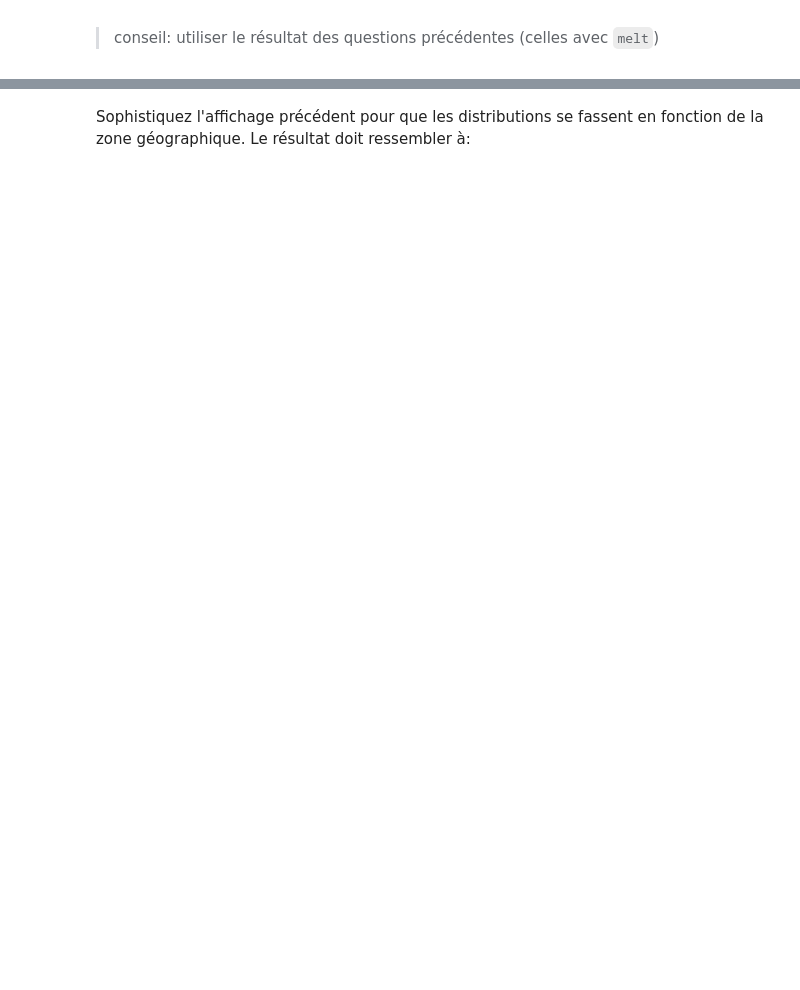
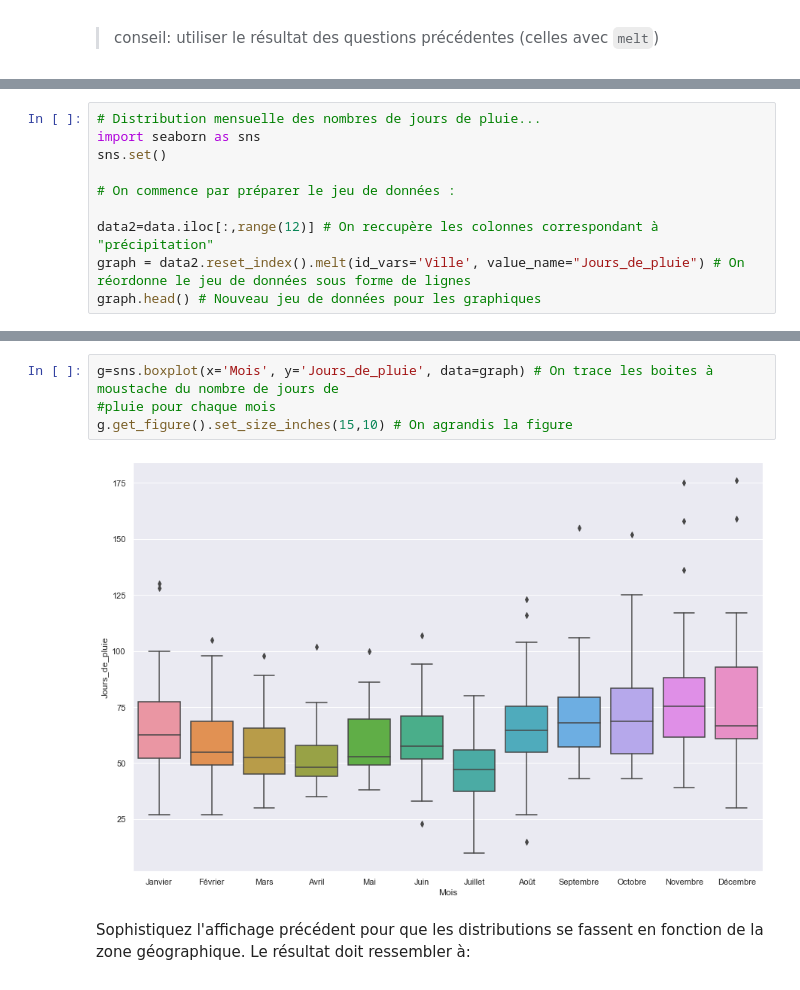
Before and after one commit to campusplage/compte-rendus-brun-franc, a Jupyter notebook: TP1_pandas.ipynb, the cells around one changed output, grey strips where cells are left out. Drawn from its saved outputs; the diff is of its cells as text; blank space fills up the shorter version.

```diff
--- a/TP1_pandas.ipynb
+++ b/TP1_pandas.ipynb
@@ -244,0 +248,10 @@ sns.set()
+# %%
+# Distribution mensuelle des nombres de jours de pluie...
+import seaborn as sns
+sns.set()
+
+# On commence par préparer le jeu de données :
+
+data2=data.iloc[:,range(12)] # On reccupère les colonnes correspondant à "précipitation"
+graph = data2.reset_index().melt(id_vars='Ville', value_name="Jours_de_pluie") # On réordonne le jeu de données sous forme de lignes
+graph.head() # Nouveau jeu de données pour les graphiques
@@ -245,3 +265,9 @@ sns.set()
+# %%
+g=sns.boxplot(x='Mois', y='Jours_de_pluie', data=graph) # On trace les boites à moustache du nombre de jours de
+#pluie pour chaque mois
+g.get_figure().set_size_inches(15,10) # On agrandis la figure
+# %% [output]
+[figure, added]
 # %% [markdown]
 Sophistiquez l'affichage précédent pour que les distributions se fassent en fonction de la zone géographique. Le résultat doit ressembler à:
 
```
Also changed, not shown: parts of 5 cells of this notebook.
